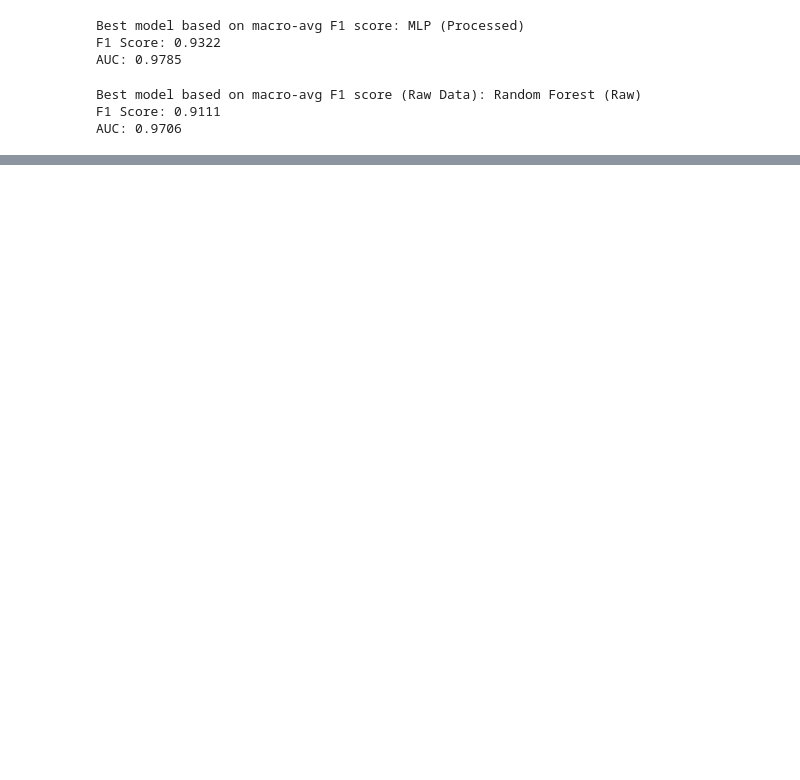
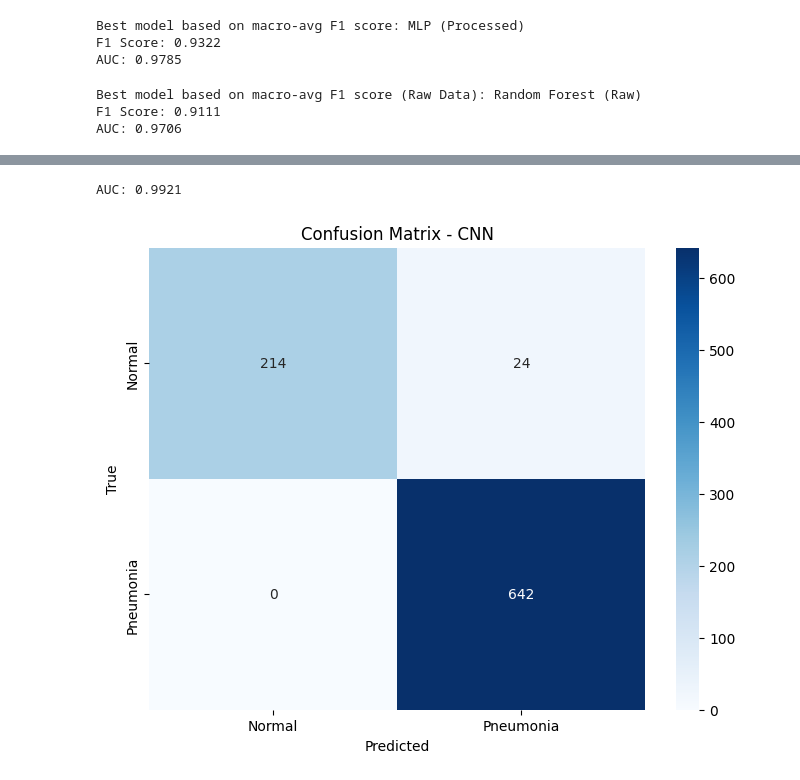
Before and after one commit to Hayder-Aleissa/RD_detection, a Jupyter notebook: RD_detection.ipynb, the cells around one changed output, grey strips where cells are left out. Drawn from its saved outputs; the diff is of its cells as text; code cells hidden in the pictures; blank space fills up the shorter version.

```diff
--- a/RD_detection.ipynb
+++ b/RD_detection.ipynb
@@ -692,0 +753,8 @@ Test Accuracy: 0.9727
+# %%
+y_pred = model.predict(X_test_images)
+y_pred_binary = np.argmax(y_pred, axis=1)
+
+# Calculate classification report
+cnn_report = classification_report(y_test, y_pred_binary, output_dict=True)
+print("\nClassification Report (CNN):")
+print(classification_report(y_test, y_pred_binary))
@@ -692,0 +773,32 @@ Test Accuracy: 0.9727
+# %%
+if y_pred.shape[1] == 2:  # If model outputs probabilities for 2 classes
+    y_pred_prob = y_pred[:, 1]  # Get prob for positive class
+else:
+    # If model outputs only one score
+    y_pred_prob = y_pred.flatten()
+
+cnn_auc = roc_auc_score(y_test, y_pred_prob)
+print(f"AUC: {cnn_auc:.4f}")
+# %% [output]
+AUC: 0.9921
+# %%
+# Add CNN results to the overall results dictionary for comparison
+results["CNN"] = {
+    'report': cnn_report,
+    'auc': cnn_auc,
+    'y_test': y_test,
+    'y_proba': y_pred_prob
+}
+
+# Create a confusion matrix for the CNN model
+plt.figure(figsize=(8, 6))
+cm = confusion_matrix(y_test, y_pred_binary)
+sns.heatmap(cm, annot=True, fmt='d', cmap='Blues',
+            xticklabels=['Normal', 'Pneumonia'],
+            yticklabels=['Normal', 'Pneumonia'])
+plt.xlabel('Predicted')
+plt.ylabel('True')
+plt.title('Confusion Matrix - CNN')
+plt.show()
+# %% [output]
+[figure, added]
```
Also changed, not shown: parts of 32 cells of this notebook.
